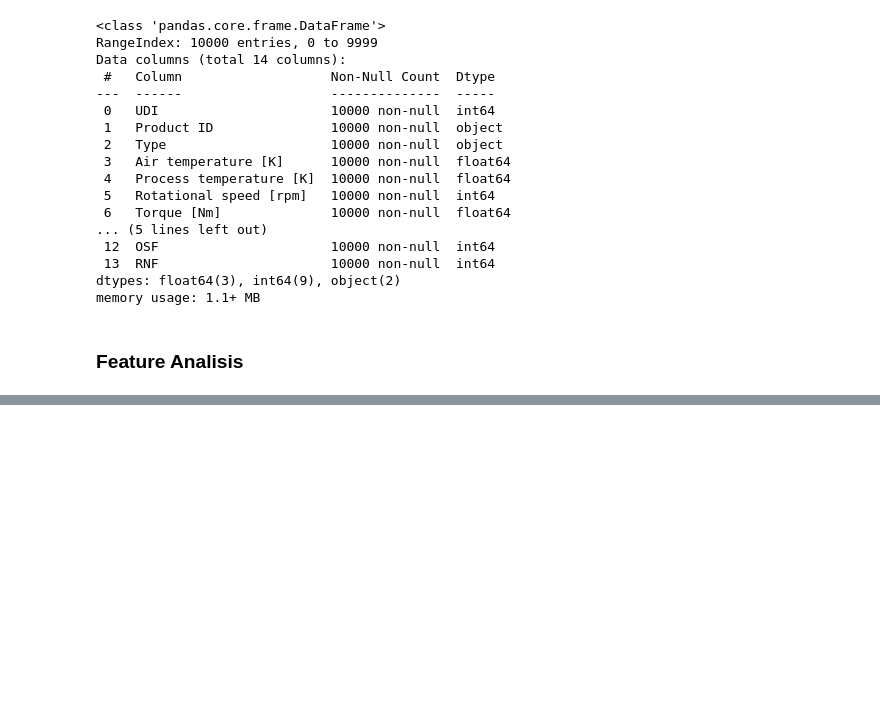
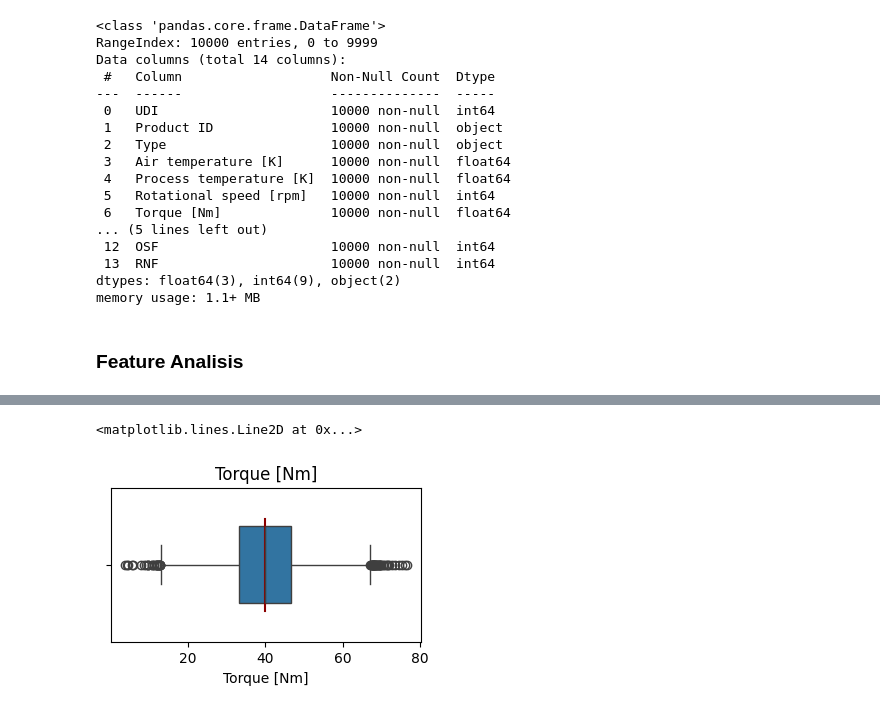
Before and after one commit to Joseph1889/RestartProyect, a Jupyter notebook: DataUnderstanding/EDA.ipynb, the cells around one changed output, grey strips where cells are left out. Saved outputs shown, nothing was run; the diff lists cells and outputs as text; code cells hidden in the pictures; blank space fills up the shorter version.

```diff
--- a/DataUnderstanding/EDA.ipynb
+++ b/DataUnderstanding/EDA.ipynb
@@ -43,0 +72,8 @@ memory usage: 1.1+ MB
+# %%
+#Torque [Nm]
+plt.figure(figsize=(4, 2))
+sns.boxplot(df['Torque [Nm]'],orient = "h",width=0.5).set(title="Torque [Nm]")
+plt.axvline(x = statistics.mean(df['Torque [Nm]']),ymin = 0.2,ymax = 0.8,color = "darkred")
+# %% [output]
+<matplotlib.lines.Line2D at 0x...>
+[figure, added]
```
Also changed, not shown: parts of 23 cells of this notebook.
